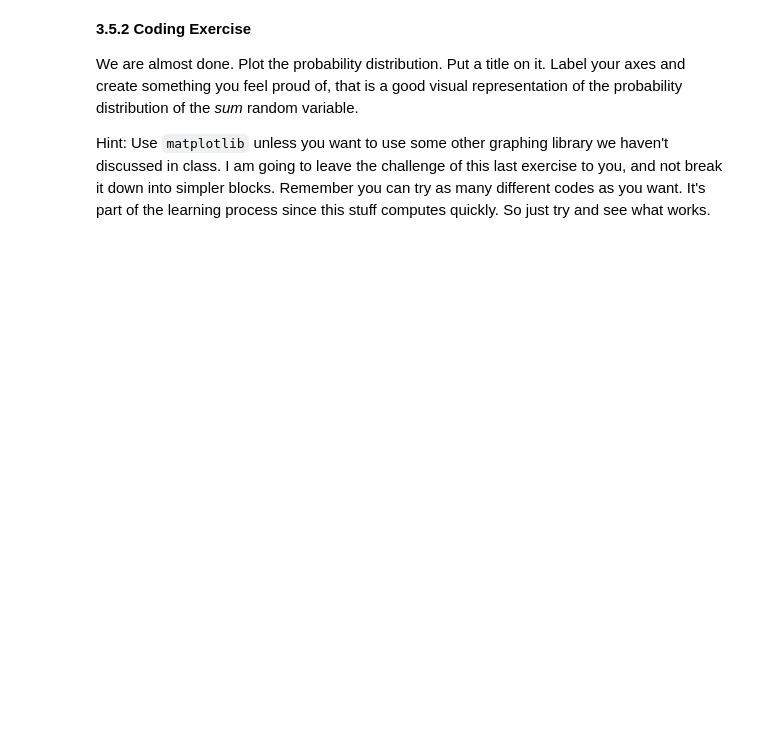
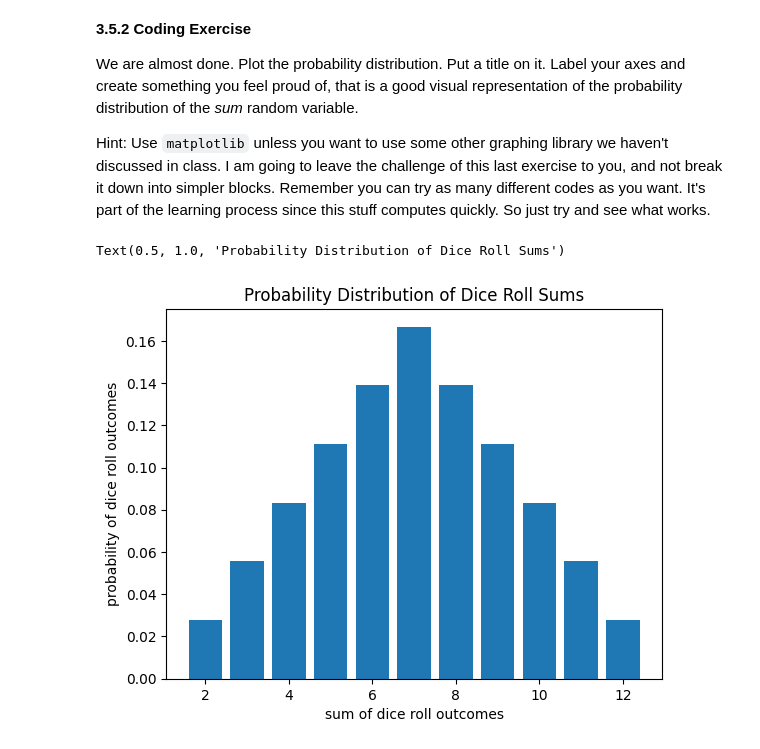
Before and after one commit to startakovsky/epib-463-fall-2022, a Jupyter notebook: coding-assignment-week04/probability-distribution-dice-roll-sums-steven-answers.ipynb, the cells around one changed output. Saved outputs shown, nothing was run; the diff lists cells and outputs as text; code cells hidden in the pictures; blank space fills up the shorter version.

```diff
--- a/coding-assignment-week04/probability-distribution-dice-roll-sums-steven-answers.ipynb
+++ b/coding-assignment-week04/probability-distribution-dice-roll-sums-steven-answers.ipynb
@@ -726,3 +749,9 @@ What is the probability of rolling at most a 10?
 **3.4.7 Coding Exercise**
 
 Make a dictionary that shows up in the coding output which maps each sum to its respective probability. Name the dictionary `sum_to_probability`. One way to construct this dictionary is to iterate through the keys and values of one of the dictionaries you created in the last few sections of the previous exercise.
+# %%
+sum_to_probability = {}
+for outcome_sum, num_outcomes in sums_to_num_outcomes.items():
+    sum_to_probability[outcome_sum] = num_outcomes/len(outcome_sums)
+
+sum_to_probability
@@ -744,3 +800,17 @@ I may not have used this language before, but in exercise 3.4.7 above, you have
 We are almost done. Plot the probability distribution. Put a title on it. Label your axes and create something you feel proud of, that is a good visual representation of the probability distribution of the _sum_ random variable.
 
 Hint: Use `matplotlib` unless you want to use some other graphing library we haven't discussed in class. I am going to leave the challenge of this last exercise to you, and not break it down into simpler blocks. Remember you can try as many different codes as you want. It's part of the learning process since this stuff computes quickly. So just try and see what works.
+# %%
+import matplotlib.pyplot as plt
+
+probabilities = list(sum_to_probability.values())
+sums = list(sum_to_probability.keys())
+
+fig, ax = plt.subplots()
+ax.bar(sums, probabilities)
+ax.set_xlabel('sum of dice roll outcomes')
+ax.set_ylabel('probability of dice roll outcomes')
+ax.set_title('Probability Distribution of Dice Roll Sums')
+# %% [output]
+Text(0.5, 1.0, 'Probability Distribution of Dice Roll Sums')
+[figure, added]
```
Also changed, not shown: parts of 10 cells of this notebook.
